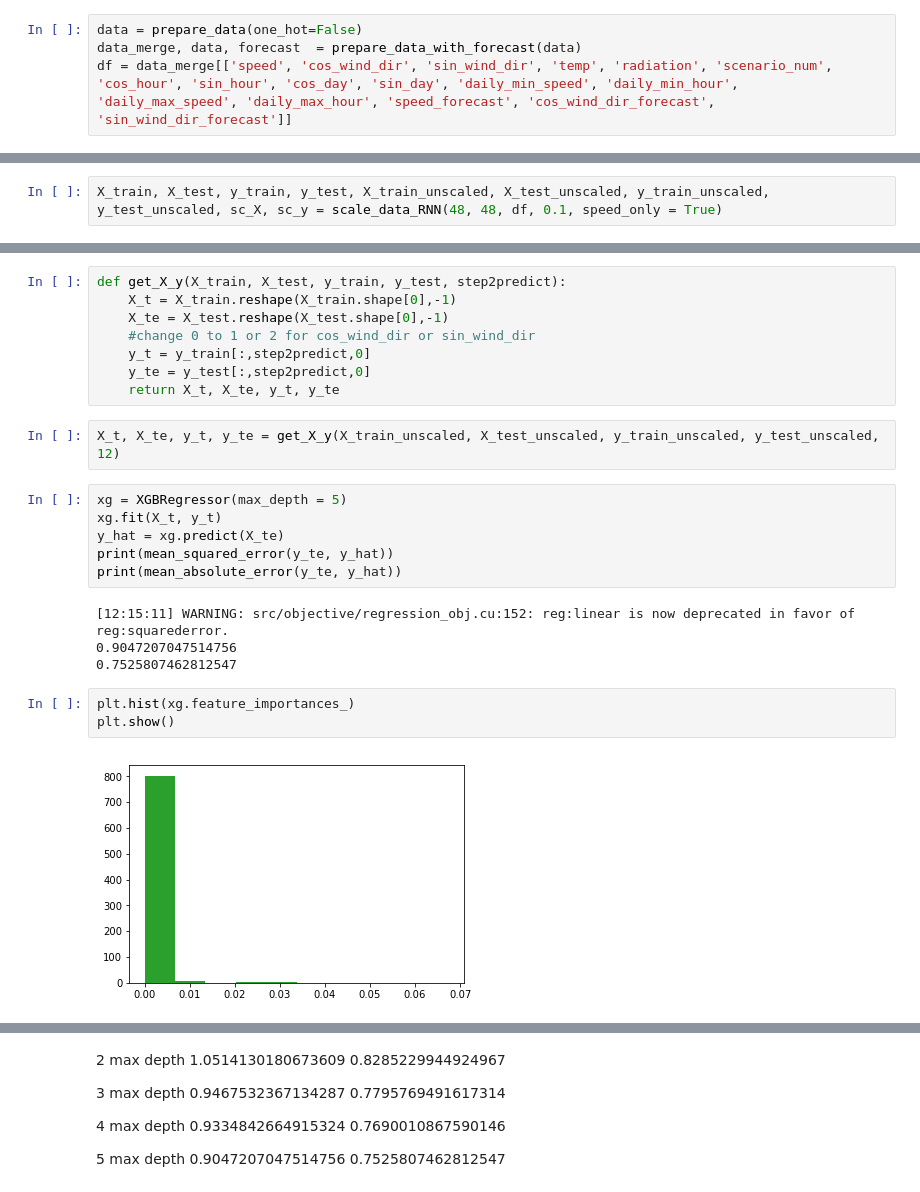
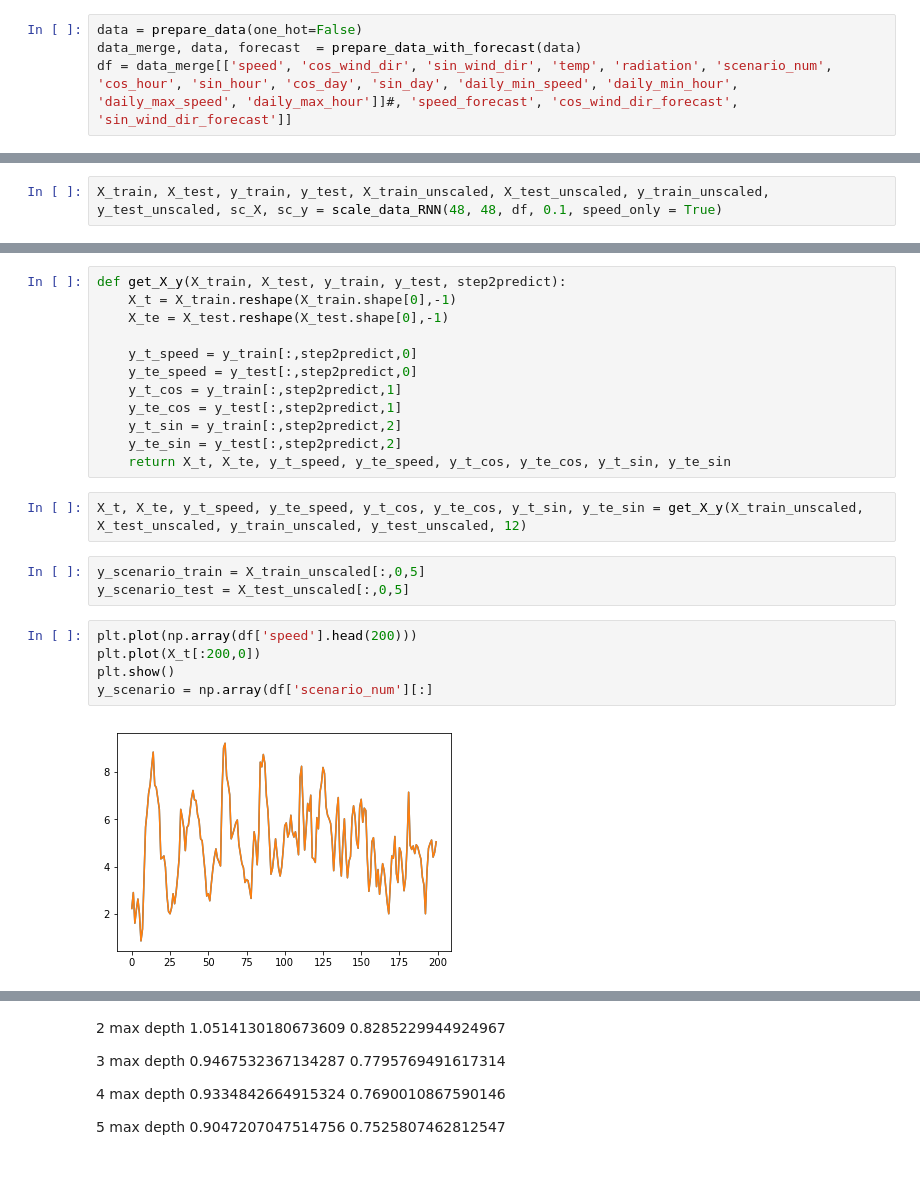
Before and after one commit to leobix/safi, a Jupyter notebook: Regression_with_XGB.ipynb, the cells around one changed output, grey strips where cells are left out. Drawn from its saved outputs; the diff is of its cells as text.

Commit message:
coded classfiication + regression

```diff
--- a/Regression_with_XGB.ipynb
+++ b/Regression_with_XGB.ipynb
@@ -243,7 +259,7 @@ def prepare_data_with_forecast(data):
 # %%
 data = prepare_data(one_hot=False)
 data_merge, data, forecast  = prepare_data_with_forecast(data)
-df = data_merge[['speed', 'cos_wind_dir', 'sin_wind_dir', 'temp', 'radiation', 'scenario_num', 'cos_hour', 'sin_hour', 'cos_day', 'sin_day', 'daily_min_speed', 'daily_min_hour', 'daily_max_speed', 'daily_max_hour', 'speed_forecast', 'cos_wind_dir_forecast', 'sin_wind_dir_forecast']]
+df = data_merge[['speed', 'cos_wind_dir', 'sin_wind_dir', 'temp', 'radiation', 'scenario_num', 'cos_hour', 'sin_hour', 'cos_day', 'sin_day', 'daily_min_speed', 'daily_min_hour', 'daily_max_speed', 'daily_max_hour']]#, 'speed_forecast', 'cos_wind_dir_forecast', 'sin_wind_dir_forecast']]
 # %% [output]
 read csv semester csv files from 2015s2 to 2019s2
 smooth wind direction
@@ -302,24 +332,23 @@ array([1.71067229, 1.55361507, 1.13559172, ..., 6.47238627, 6.50744853,
 def get_X_y(X_train, X_test, y_train, y_test, step2predict):
     X_t = X_train.reshape(X_train.shape[0],-1)
     X_te = X_test.reshape(X_test.shape[0],-1)
-    #change 0 to 1 or 2 for cos_wind_dir or sin_wind_dir
-    y_t = y_train[:,step2predict,0]
-    y_te = y_test[:,step2predict,0]
-    return X_t, X_te, y_t, y_te
+
+    y_t_speed = y_train[:,step2predict,0]
+    y_te_speed = y_test[:,step2predict,0]
+    y_t_cos = y_train[:,step2predict,1]
+    y_te_cos = y_test[:,step2predict,1]
+    y_t_sin = y_train[:,step2predict,2]
+    y_te_sin = y_test[:,step2predict,2]
+    return X_t, X_te, y_t_speed, y_te_speed, y_t_cos, y_te_cos, y_t_sin, y_te_sin
 # %%
-X_t, X_te, y_t, y_te = get_X_y(X_train_unscaled, X_test_unscaled, y_train_unscaled, y_test_unscaled, 12)
+X_t, X_te, y_t_speed, y_te_speed, y_t_cos, y_te_cos, y_t_sin, y_te_sin = get_X_y(X_train_unscaled, X_test_unscaled, y_train_unscaled, y_test_unscaled, 12)
-# %%
-xg = XGBRegressor(max_depth = 5)
-xg.fit(X_t, y_t)
-y_hat = xg.predict(X_te)
-print(mean_squared_error(y_te, y_hat))
-print(mean_absolute_error(y_te, y_hat))
-# %% [output]
-[12:15:11] WARNING: src/objective/regression_obj.cu:152: reg:linear is now deprecated in favor of reg:squarederror.
-0.9047207047514756
-0.7525807462812547
-# %%
-plt.hist(xg.feature_importances_)
-plt.show()
-# %% [output]
-[figure, removed]
+# %%
+y_scenario_train = X_train_unscaled[:,0,5]
+y_scenario_test = X_test_unscaled[:,0,5]
+# %%
+plt.plot(np.array(df['speed'].head(200)))
+plt.plot(X_t[:200,0])
+plt.show()
+y_scenario = np.array(df['scenario_num'][:]
+# %% [output]
+[figure, added]
```
Also changed, not shown: parts of 35 cells of this notebook.
